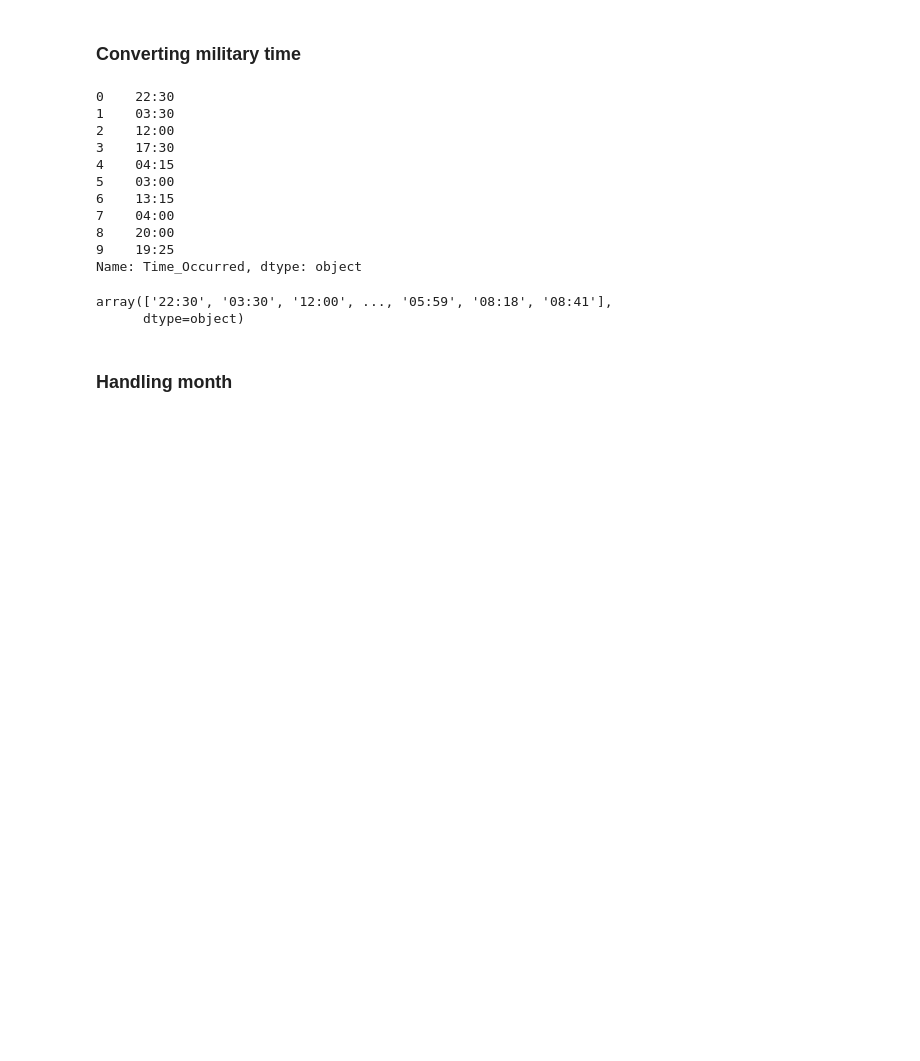
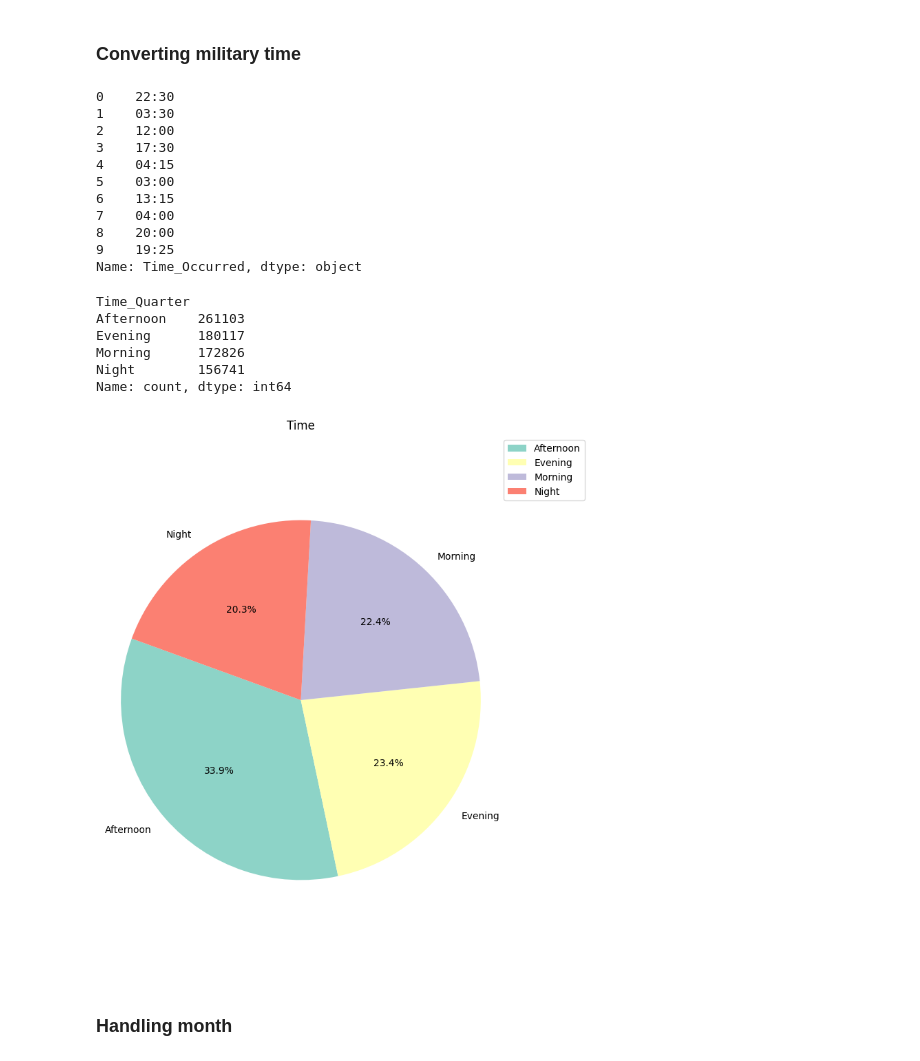
Before and after one commit to MrBinit/Supervised-Learning, a Jupyter notebook: logistic regression/project.ipynb, the cells around one changed output. Drawn from its saved outputs; the diff is of its cells as text; code cells hidden in the pictures; blank space fills up the shorter version.

```diff
--- a/logistic regression/project.ipynb
+++ b/logistic regression/project.ipynb
@@ -186,11 +186,52 @@ df.Time_Occurred.head(10)
 8    20:00
 9    19:25
 Name: Time_Occurred, dtype: object
-# %%
-df.Time_Occurred.unique()
-# %% [output]
-array(['22:30', '03:30', '12:00', ..., '05:59', '08:18', '08:41'],
-      dtype=object)
+# %%
+def military_to_regular_time(military_time):
+    try:
+        military_time_obj = datetime.strptime(str(military_time).zfill(4), '%H%M')
+        regular_time = military_time_obj.strftime('%H:%M')
+        return regular_time
+    except ValueError:
+        return military_time
+df['Time_Occurred'] = df['Time_Occurred'].apply(military_to_regular_time)
+morning_start = datetime.strptime('06:00', '%H:%M').time()
+morning_end = datetime.strptime('11:59', '%H:%M').time()
+afternoon_start = datetime.strptime('12:00', '%H:%M').time()
+afternoon_end = datetime.strptime('17:59', '%H:%M').time()
+evening_start = datetime.strptime('18:00', '%H:%M').time()
+evening_end = datetime.strptime('21:59', '%H:%M').time()
+def categorize_time(time):
+    time_obj = datetime.strptime(str(time), '%H:%M').time()
+    if morning_start <= time_obj <= morning_end:
+        return 'Morning'
+    elif afternoon_start <= time_obj <= afternoon_end:
+        return 'Afternoon'
+    elif evening_start <= time_obj <= evening_end:
+        return 'Evening'
+    else:
+        return 'Night'
+df['Time_Quarter'] = df['Time_Occurred'].apply(categorize_time)
+# %%
+df.Time_Quarter.value_counts()
+# %% [output]
+Time_Quarter
+Afternoon    261103
+Evening      180117
+Morning      172826
+Night        156741
+Name: count, dtype: int64
+# %%
+bn=df.Time_Quarter.value_counts()
+plt.figure(figsize=(10, 10))
+plt.pie(bn.values, labels=bn.index, autopct='%1.1f%%', startangle=160, colors=sns.color_palette('Set3'), radius=0.8)
+plt.title('Time', fontsize=12)
+plt.axis('equal')
+plt.legend(bbox_to_anchor=(1, 1), loc='upper left')
+plt.subplots_adjust(right=0.7)
+plt.show()
+# %% [output]
+[figure, added]
 # %% [markdown]
 ### Handling month
 # %%
```
Also changed, not shown: parts of 43 cells of this notebook.
